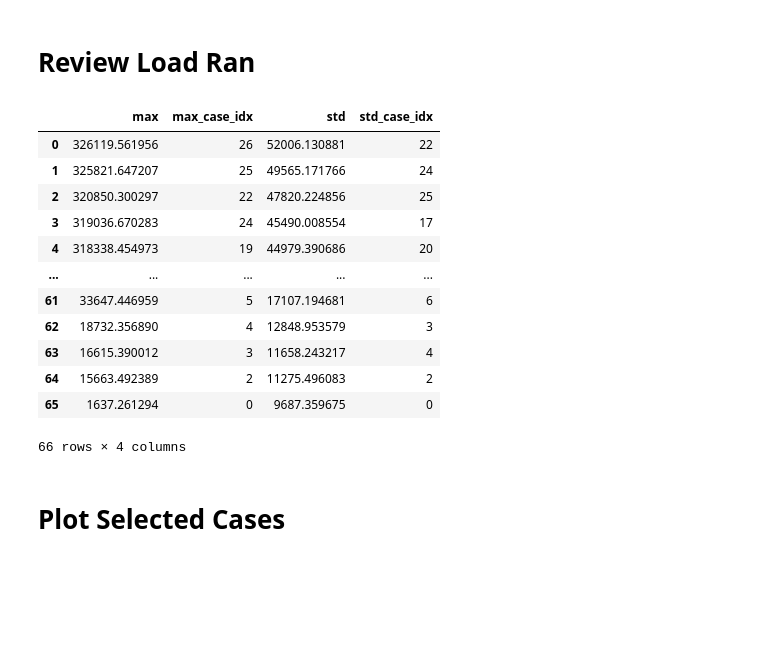
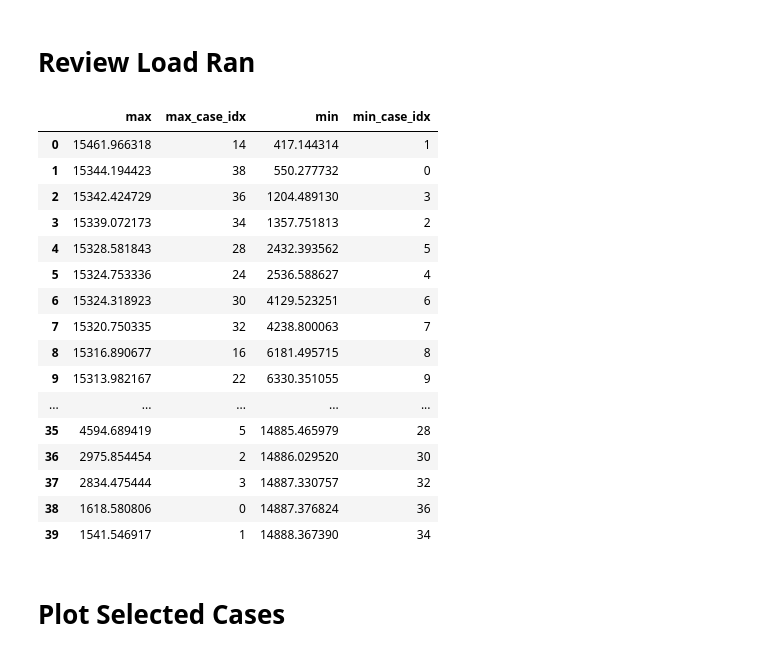
Before and after one commit to dzalkind/WEIS, a Jupyter notebook: examples/aeroelasticse/rev_DLC_CT.ipynb, the cells around one changed output. Drawn from its saved outputs; the diff is of its cells as text; code cells hidden in the pictures; blank space fills up the shorter version.

```diff
--- a/examples/aeroelasticse/rev_DLC_CT.ipynb
+++ b/examples/aeroelasticse/rev_DLC_CT.ipynb
@@ -36,9 +36,17 @@ name_base  = 'dataset1'
 #               '/Users/dzalkind/Tools/WEIS-3/results/UMaine-Fixed/DISCON_fixed_ps080/ntm',
 #              '/Users/dzalkind/Tools/WEIS-3/results/UMaine-Fixed/DISCON_fixed_ps100_const_pwr/ntm']
 
-test_dir = ['/Users/dzalkind/Tools/WEIS-3/results/CT-spar/DISCON_fixed_ps080_const_pwr/simp',
-           '/Users/dzalkind/Tools/WEIS-3/results/CT-spar/DISCON_fixed_ps100_const_pwr/simp',
-           '/Users/dzalkind/Tools/WEIS-3/results/CT-spar/DISCON_fixed_ps100/simp']
+test_dir = [
+#            '/Users/dzalkind/Tools/WEIS-3/results/CT-spar/DISCON_fixed_ps080_const_pwr/simp',
+#            '/Users/dzalkind/Tools/WEIS-3/results/CT-spar/DISCON_fixed_ps100_const_pwr/simp',
+        '/Users/dzalkind/Tools/WEIS-3/results/UMaine-Fixed/DISCON_UM-Fixed_ps100/ntm',
+        '/Users/dzalkind/Tools/WEIS-3/results/CT-spar/DISCON_CT-spar_lowBW/ntm',
+#     '/Users/dzalkind/Tools/WEIS-3/results/CT-spar/DISCON_CT-spar_lowBW/ntm(low_maxtq)'
+           ]
+
+test_dir = [
+    '/Users/dzalkind/Tools/WEIS-3/results/CT-spar/DISCON_CT-spar_lowBW/steps'
+]
 
 # name_base  = 'dataset1'
 # %%
@@ -65,11 +71,12 @@ Loading rotor performace data from text file: /Users/dzalkind/Tools/WEIS-3/resul
 # %%
 # Set up pCrunch, run if not already
-reCrunch = False
+reCrunch = True
 
 # Do stats yaml exist?
-stat_yaml_there = [os.path.exists(os.path.join(test,'pwr_crv',name_base + '_stats.yaml')) for test in test_dir]
+stat_yaml_there = [os.path.exists(os.path.join(test,'stats',name_base + '_stats.yaml')) for test in test_dir]
 
-outfiles = [[os.path.join(test, cn + '.out') for cn in cm[0].Case_Name] for test in test_dir]
+# os.path.join(test_dir,'ntm',name_base + '_stats.yaml')
+outfiles = [[os.path.join(test, cn + '.outb') for cn in cm[0].Case_Name] for test in test_dir]
 
 
 fp = [None]*len(test_dir)
@@ -83,7 +90,7 @@ for i_test, test in enumerate(test_dir):
 
         # Set some processing parameters
         fp[i_test] = Processing.FAST_Processing()
-        fp[i_test].results_dir              = os.path.join(test, 'pwr_crv')
+        fp[i_test].results_dir              = os.path.join(test, 'stats')
         fp[i_test].OpenFAST_outfile_list    = outfiles[i_test]
         fp[i_test].t0                       = 200
         fp[i_test].parallel_analysis        = True
@@ -96,6 +103,7 @@ for i_test, test in enumerate(test_dir):
         fp[i_test].save_SummaryStats        = True
 
         fp[i_test].ranking_vars.append(['GenPwr']), fp[i_test].ranking_stats.append('max')
+        fp[i_test].ranking_vars.append(['GenPwr']), fp[i_test].ranking_stats.append('min')
         fp[i_test].ranking_vars.append(['TwrBsMyt']), fp[i_test].ranking_stats.append('max')
         fp[i_test].ranking_vars.append(['TwrBsMyt']), fp[i_test].ranking_stats.append('std')
         fp[i_test].ranking_vars.append(['TwrBsMxt']), fp[i_test].ranking_stats.append('max')
@@ -105,8 +113,8 @@ for i_test, test in enumerate(test_dir):
         stats[i_test], load_rankings[i_test] = fp[i_test].batch_processing()
 
     # re-load to get rid of dataset
-    stats[i_test] = FileTools.load_yaml(os.path.join(os.path.join(test, 'pwr_crv'),name_base+'_stats.yaml'), package=1)
-    load_rankings[i_test] = FileTools.load_yaml(os.path.join(os.path.join(test, 'pwr_crv'),name_base+'_LoadRanking.yaml'), package=1)
+    stats[i_test] = FileTools.load_yaml(os.path.join(os.path.join(test, 'stats'),name_base+'_stats.yaml'), package=1)
+    load_rankings[i_test] = FileTools.load_yaml(os.path.join(os.path.join(test, 'stats'),name_base+'_LoadRanking.yaml'), package=1)
 
     # Turn into dataframe
     st[i_test] = pdTools.dict2df(stats[i_test])
@@ -219,21 +317,25 @@ for st_i, ws in zip(st,windspeeds):
 # %% [markdown]
 # Review Load Ran
 # %%
-lr[0]['TwrBsMyt']
+lr[0].GenPwr
 # %% [output]
-|  | max | max_case_idx | std | std_case_idx |
-| 0 | 326119.561956 | 26 | 52006.130881 | 22 |
-| 1 | 325821.647207 | 25 | 49565.171766 | 24 |
-| 2 | 320850.300297 | 22 | 47820.224856 | 25 |
-| 3 | 319036.670283 | 24 | 45490.008554 | 17 |
-| 4 | 318338.454973 | 19 | 44979.390686 | 20 |
+|  | max | max_case_idx | min | min_case_idx |
+| 0 | 15461.966318 | 14 | 417.144314 | 1 |
+| 1 | 15344.194423 | 38 | 550.277732 | 0 |
+| 2 | 15342.424729 | 36 | 1204.489130 | 3 |
+| 3 | 15339.072173 | 34 | 1357.751813 | 2 |
+| 4 | 15328.581843 | 28 | 2432.393562 | 5 |
+| 5 | 15324.753336 | 24 | 2536.588627 | 4 |
+| 6 | 15324.318923 | 30 | 4129.523251 | 6 |
+| 7 | 15320.750335 | 32 | 4238.800063 | 7 |
+| 8 | 15316.890677 | 16 | 6181.495715 | 8 |
+| 9 | 15313.982167 | 22 | 6330.351055 | 9 |
 | ... | ... | ... | ... | ... |
-| 61 | 33647.446959 | 5 | 17107.194681 | 6 |
-| 62 | 18732.356890 | 4 | 12848.953579 | 3 |
-| 63 | 16615.390012 | 3 | 11658.243217 | 4 |
-| 64 | 15663.492389 | 2 | 11275.496083 | 2 |
-| 65 | 1637.261294 | 0 | 9687.359675 | 0 |
+| 35 | 4594.689419 | 5 | 14885.465979 | 28 |
+| 36 | 2975.854454 | 2 | 14886.029520 | 30 |
+| 37 | 2834.475444 | 3 | 14887.330757 | 32 |
+| 38 | 1618.580806 | 0 | 14887.376824 | 36 |
+| 39 | 1541.546917 | 1 | 14888.367390 | 34 |
-66 rows × 4 columns
 # %% [markdown]
  # Plot Selected Cases
 # %%
```
Also changed, not shown: parts of 6 cells of this notebook, 1 other file.
